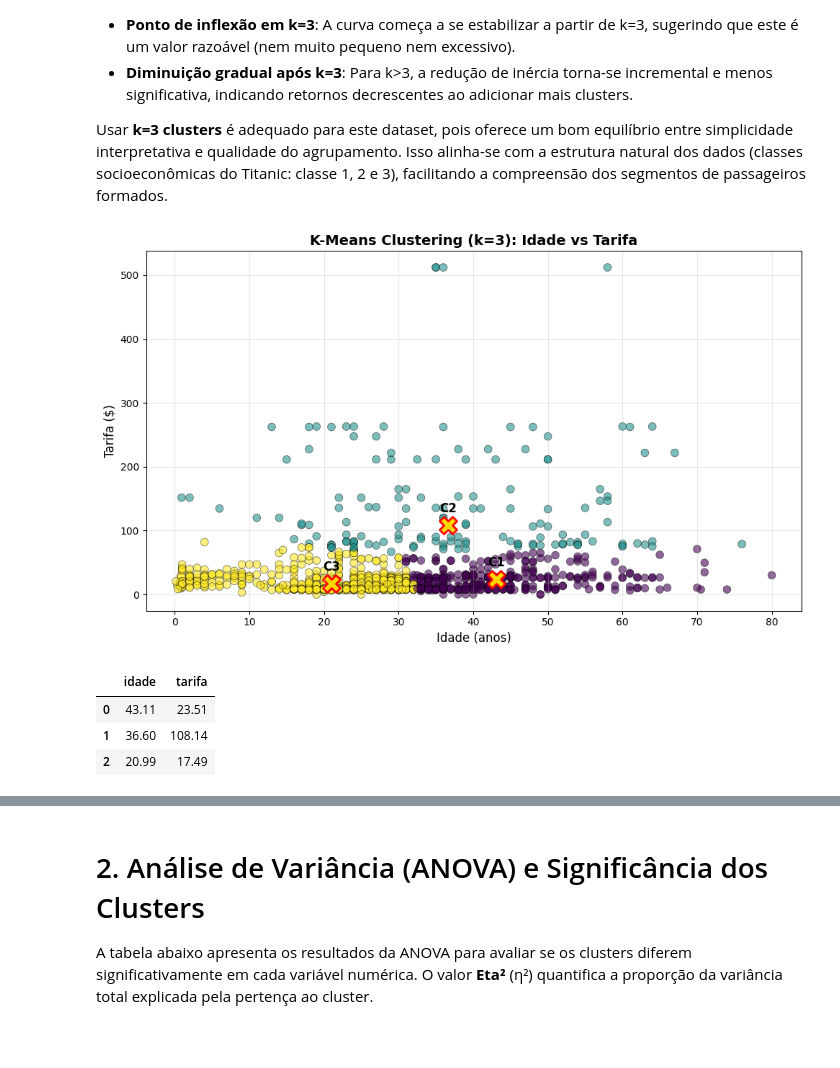
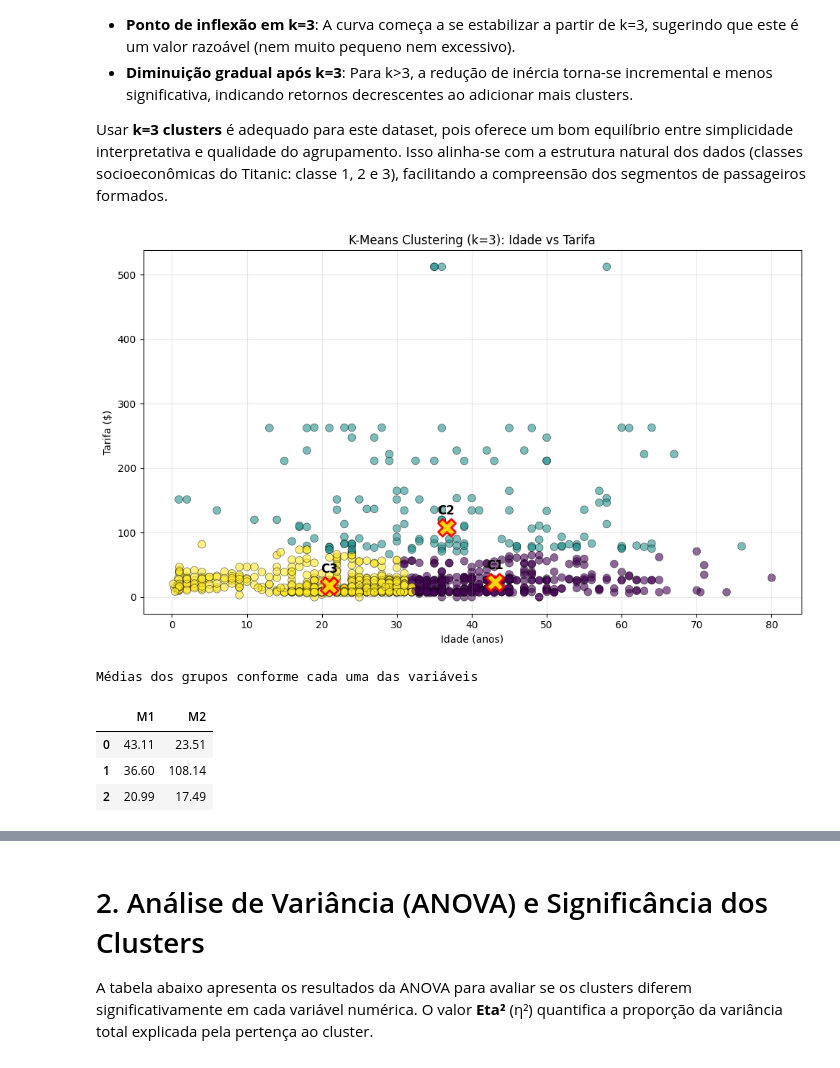
Before and after one commit to Fabiano01EST/Python-Aplication-Data-Base-Titanic, a Jupyter notebook: aplicação_pyhton.ipynb, the cells around one changed output, grey strips where cells are left out. Cells and saved outputs as stored; diff of their text form; code cells hidden in the pictures.

Commit message:
modified:   "aplica\303\247\303\243o_pyhton.ipynb"

```diff
--- a/aplicação_pyhton.ipynb
+++ b/aplicação_pyhton.ipynb
@@ -433,48 +443,55 @@ plt.show()
 
 Usar **k=3 clusters** é adequado para este dataset, pois oferece um bom equilíbrio entre simplicidade interpretativa e qualidade do agrupamento. Isso alinha-se com a estrutura natural dos dados (classes socioeconômicas do Titanic: classe 1, 2 e 3), facilitando a compreensão dos segmentos de passageiros formados.
 # %%
-# ===== 4. Escolher k = 3 e preparar dados escalados =====
+# ===== selcionando apenas duas variáveis =====
 cols = ['idade','tarifa']
 X = dados_titanic1[cols]
 
-# Escalar os dados
+# Aplicar K-Means com 3 clusters
 k = 3
 kmeans = KMeans(n_clusters=k, random_state=42, n_init=10)
 dados_titanic1["cluster0"] = kmeans.fit_predict(X_final)
 
 # ===== 5. Converter centroides de volta para unidades originais =====
-cluster_labels = scaler.inverse_transform(kmeans.cluster_centers_)
+cluster_labels_one = scaler.inverse_transform(kmeans.cluster_centers_)
 
 # ===== 6. Gráfico dos clusters (idade vs tarifa) =====
 plt.figure(figsize=(10, 6))
-scatter = plt.scatter(dados_titanic1["idade"],
-                      dados_titanic1["tarifa"],
-                      c=dados_titanic1["cluster0"],
-                      cmap='viridis',
-                      s=60,
-                      alpha=0.6,
-                      edgecolors='black',
-                      linewidth=0.5)
+scatter = plt.scatter(
+    dados_titanic1["idade"],
+    dados_titanic1["tarifa"],
+    c=dados_titanic1["cluster0"],
+    cmap='viridis',
+    s=60,
+    alpha=0.6,
+    edgecolors='black',
+    linewidth=0.5
+)
+
 # Adicionar centroides
-for i, c in enumerate(cluster_labels):
-    plt.scatter(c[0], c[1], marker="X", s=300, edgecolor="red", linewidth=2, c='gold')
-    plt.text(c[0], c[1] + 20, f"C{i+1}", fontsize=12, fontweight='bold', ha='center', color='black')
+for i, c in enumerate(cluster_labels_one):
+    plt.scatter(c[0], c[1], marker="X", s=300,
+                edgecolor="red", linewidth=2, c='gold')
+    plt.text(c[0], c[1] + 20, f"C{i+1}",
+             fontsize=12, fontweight='bold', ha='center')
 
-plt.xlabel("Idade (anos)", fontsize=12)
-plt.ylabel("Tarifa ($)", fontsize=12)
-plt.title("K-Means Clustering (k=3): Idade vs Tarifa", fontsize=14, fontweight='bold')
-#plt.colorbar(scatter, label='Cluster')
+plt.xlabel("Idade (anos)")
+plt.ylabel("Tarifa ($)")
+plt.title("K-Means Clustering (k=3): Idade vs Tarifa")
 plt.grid(True, alpha=0.3)
 plt.tight_layout()
 plt.show()
 
-medias = pd.DataFrame(
-    cluster_labels,
-    columns=cols
-).round(2); medias
+# ===== 7. Tabela com as médias dos clusters =====
+colunas = ['M1', 'M2']
+medias = pd.DataFrame(cluster_labels_one, columns=colunas)
+
+medias.style.format("{:.2f}") \
+    .set_caption("Médias dos grupos conforme cada uma das variáveis")
 # %% [output]
-[figure, old version]
+[figure, new version]
+Médias dos grupos conforme cada uma das variáveis
-|  | idade | tarifa |
+|  | M1 | M2 |
 | 0 | 43.11 | 23.51 |
 | 1 | 36.60 | 108.14 |
 | 2 | 20.99 | 17.49 |
```
Also changed, not shown: parts of 17 cells of this notebook.
